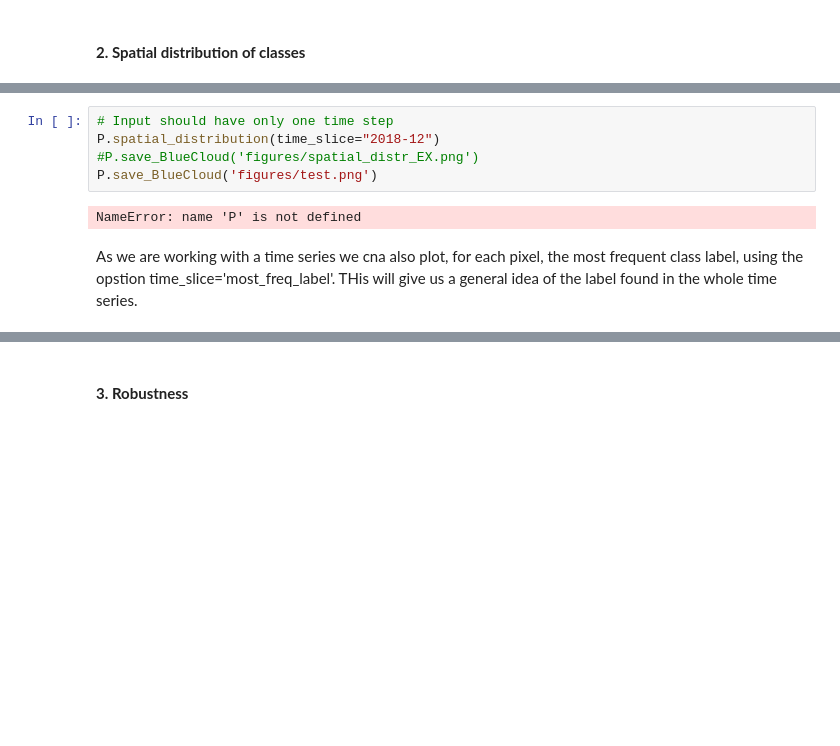
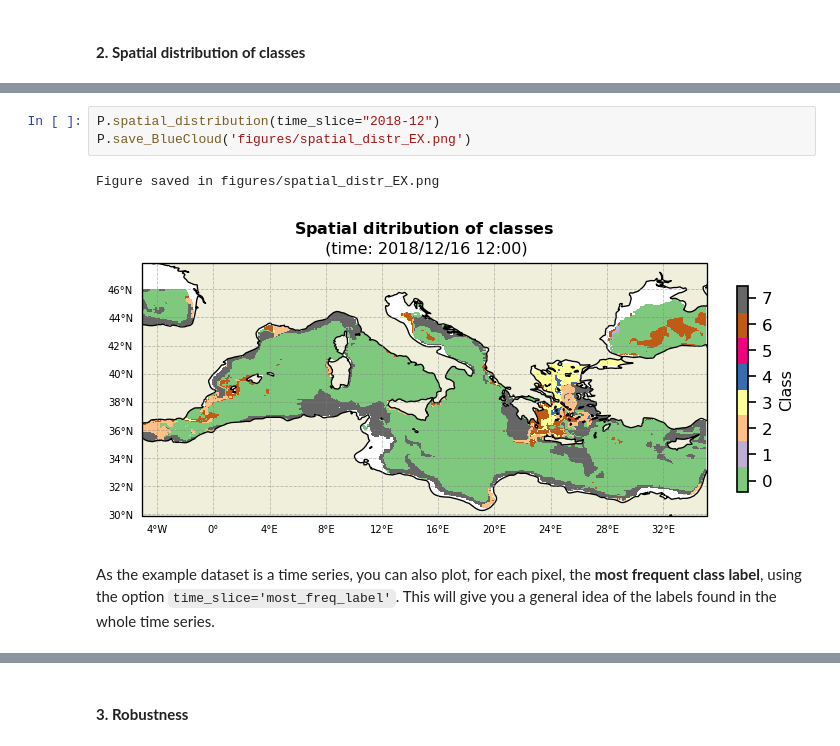
Before and after one commit to euroargodev/BlueCloud, a Jupyter notebook: predict_PCMlabels_and_plot.ipynb, the cells around one changed output, grey strips where cells are left out. Cells and saved outputs as stored; diff of their text form; blank space fills up the shorter version.

```diff
--- a/predict_PCMlabels_and_plot.ipynb
+++ b/predict_PCMlabels_and_plot.ipynb
@@ -211,11 +215,10 @@ To determine the spatial coherence of classes we cna plot PCM labels in a map. A
 # %%
-# Input should have only one time step
 P.spatial_distribution(time_slice="2018-12")
-#P.save_BlueCloud('figures/spatial_distr_EX.png')
-P.save_BlueCloud('figures/test.png')
+P.save_BlueCloud('figures/spatial_distr_EX.png')
 # %% [output]
-NameError: name 'P' is not defined
+Figure saved in figures/spatial_distr_EX.png
+[figure, added]
 # %% [markdown]
-As we are working with a time series we cna also plot, for each pixel, the most frequent class label, using the opstion time_slice='most_freq_label'. THis will give us a general idea of the label found in the whole time series.
+As the example dataset is a time series, you can also plot, for each pixel, the __most frequent class label__, using the option `time_slice='most_freq_label'`. This will give you a general idea of the labels found in the whole time series.
 # %%
 P.spatial_distribution(time_slice='most_freq_label')
```
Also changed, not shown: parts of 30 cells of this notebook, 9 other files.
